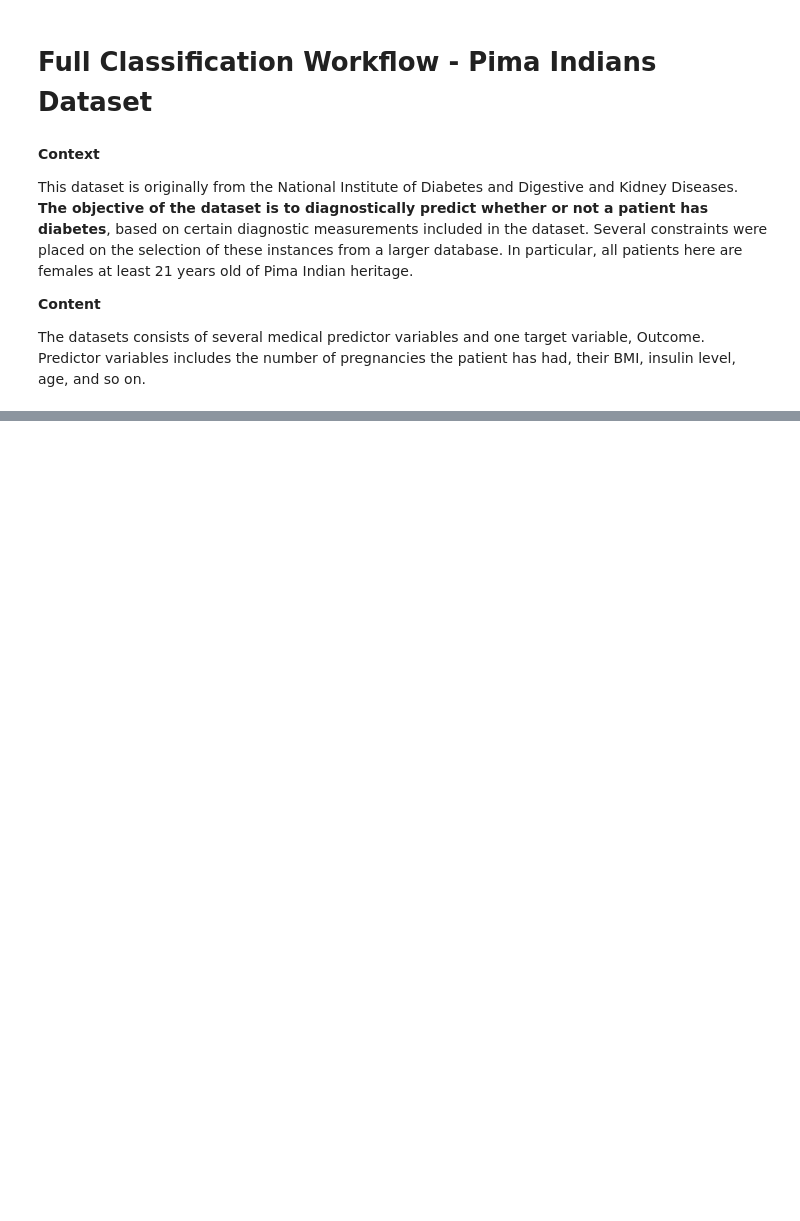
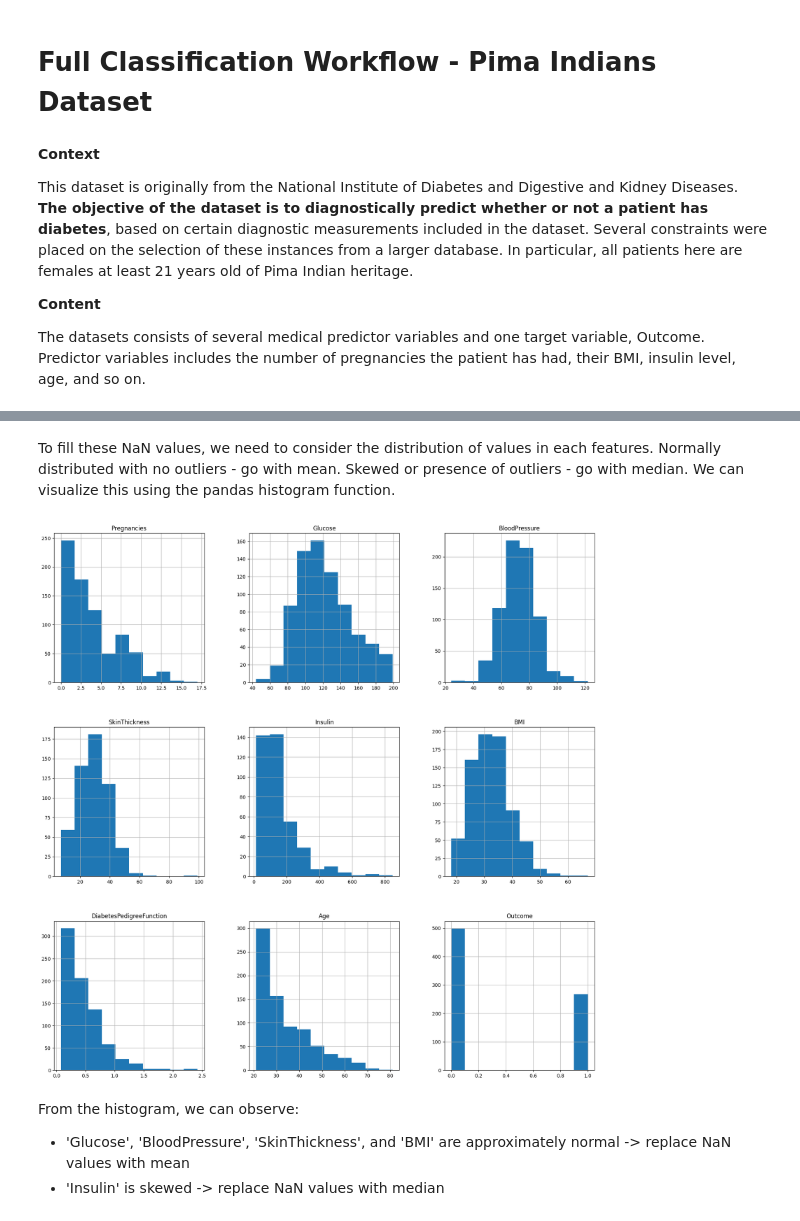
Before and after one commit to mohikhsan/learnml, a Jupyter notebook: classification/diabetes_comp.ipynb, the cells around one changed output, grey strips where cells are left out. Drawn from its saved outputs; the diff is of its cells as text; code cells hidden in the pictures; blank space fills up the shorter version.

```diff
--- a/classification/diabetes_comp.ipynb
+++ b/classification/diabetes_comp.ipynb
@@ -30,0 +99,7 @@ dataset.head()
+# %%
+# replace zero values with NaN, keep original dataset
+dataset_clean = dataset.copy(deep = True)
+dataset_clean[['Glucose', 'BloodPressure', 'SkinThickness', 'Insulin', 'BMI']] = dataset_clean[['Glucose', 'BloodPressure', 'SkinThickness', 'Insulin', 'BMI']].replace(0, np.NaN)
+
+# check for null values in dataset
+dataset_clean.isnull().sum()
@@ -30,0 +117,12 @@ dataset.head()
+# %% [markdown]
+To fill these NaN values, we need to consider the distribution of values in each features. Normally distributed with no outliers - go with mean. Skewed or presence of outliers - go with median. We can visualize this using the pandas histogram function.
+# %%
+# visualize pandas histogram
+dataset_clean.hist(figsize = (20, 20))
+plt.show()
+# %% [output]
+[figure, added]
+# %% [markdown]
+From the histogram, we can observe:
+- 'Glucose', 'BloodPressure', 'SkinThickness', and 'BMI' are approximately normal -> replace NaN values with mean
+- 'Insulin' is skewed -> replace NaN values with median
```
Also changed, not shown: parts of 28 cells of this notebook.
